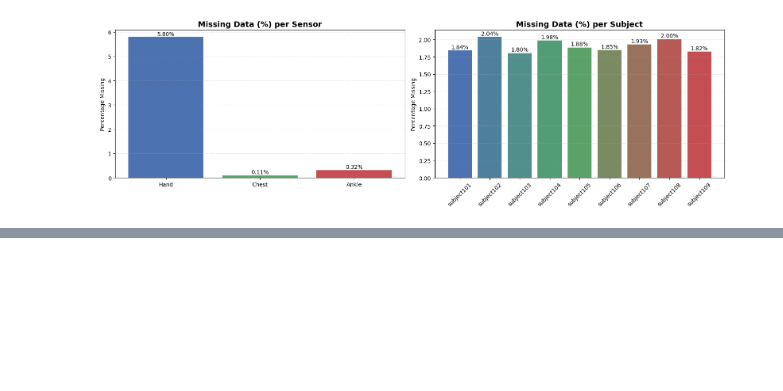
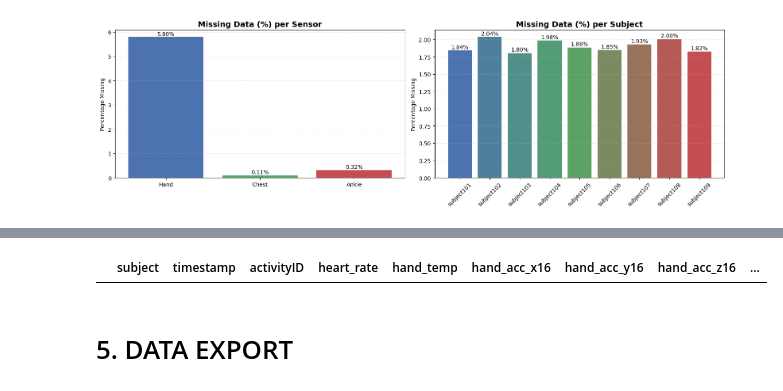
Before and after one commit to FerasAfi/human-activity-analysis, a Jupyter notebook: notebooks/data_creation.ipynb, the cells around one changed output, grey strips where cells are left out. Saved outputs shown, nothing was run; the diff lists cells and outputs as text; code cells hidden in the pictures; blank space fills up the shorter version.

```diff
--- a/notebooks/data_creation.ipynb
+++ b/notebooks/data_creation.ipynb
@@ -290,0 +346,6 @@ fig.show()
+# %%
+cleaned_data.loc[cleaned_data['heart_rate'] == np.nan]
+# %% [output]
+|  | subject | timestamp | activityID | heart_rate | hand_temp | hand_acc_x16 | hand_acc_y16 | hand_acc_z16 | ... |
+# %% [markdown]
+# 5. DATA EXPORT
```
Also changed, not shown: parts of 12 cells of this notebook, 3 other files.
